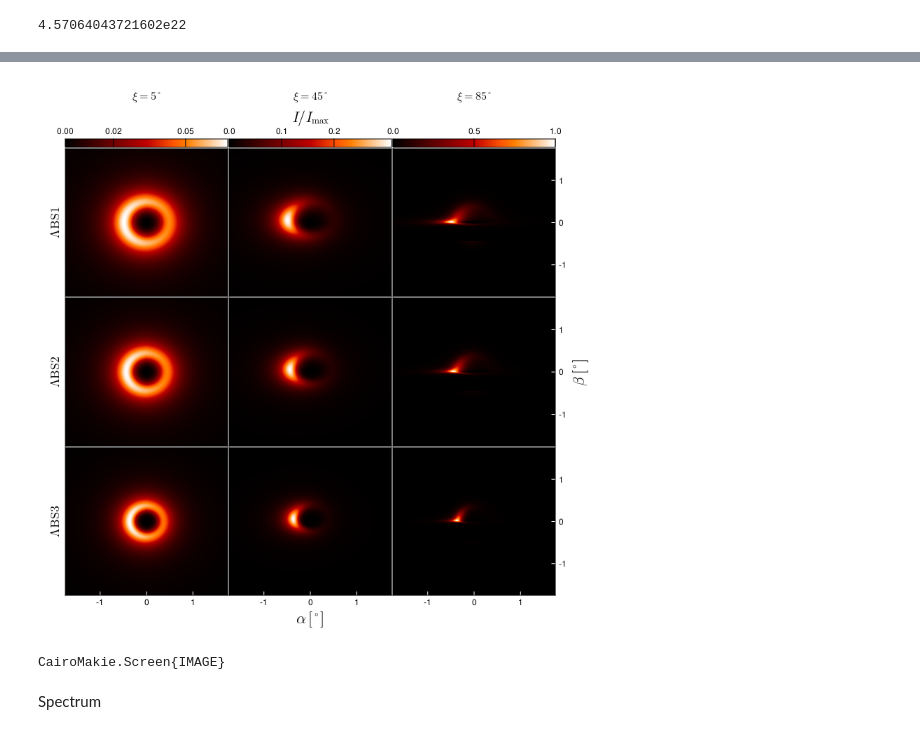
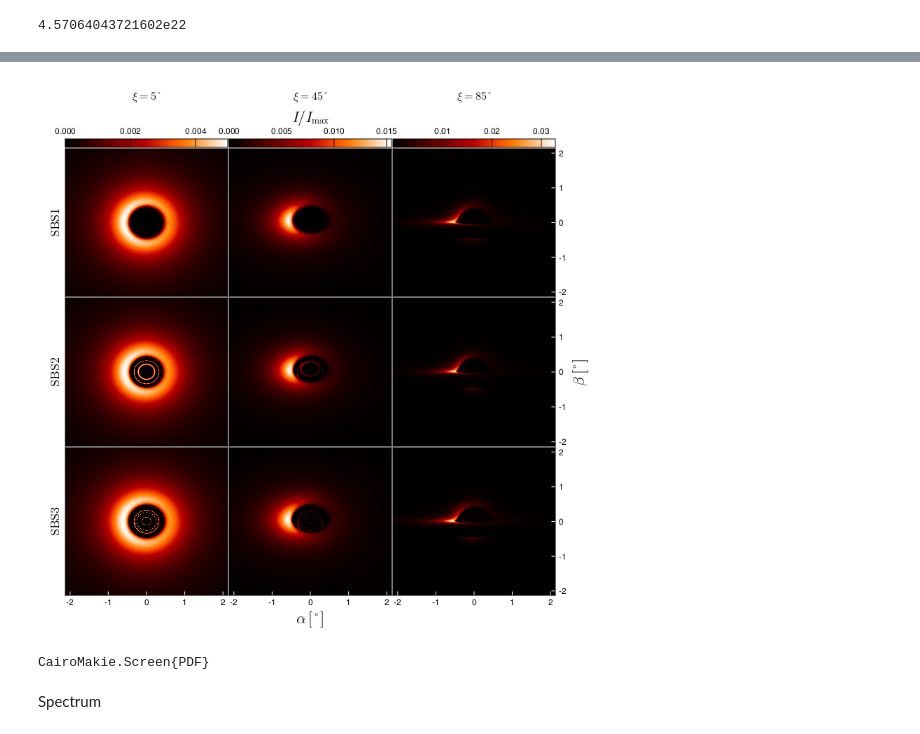
Before and after one commit to joaquinpelle/BosonStars, a Jupyter notebook: bosonstar.ipynb, the cells around one changed output, grey strips where cells are left out. Cells and saved outputs as stored; diff of their text form; code cells hidden in the pictures.

```diff
--- a/bosonstar.ipynb
+++ b/bosonstar.ipynb
@@ -113,41 +111,40 @@ for k in 1:3
         linkyaxes!(axleft, axes[k,l])
         hideydecorations!(axes[k,l])
     end
 
     #Make left ylabel visible again to use as model label
     axleft.ylabelvisible = true
-    axleft.ylabel = L"\Lambda \text{BS%$(k)}"
-    # axleft.ylabel = L"\text{SBS%$(k)}"
+    # axleft.ylabel = L"\Lambda \text{BS%$(k)}"
+    axleft.ylabel = L"\text{SBS%$(k)}"
     axleft.ylabelsize = 18
 
 
     cbar = Colorbar(fig[0,k], vertical=false, colormap=:gist_heat, colorrange = (0,zmaxcols[k]/zmaxglobal), label=inclination_labels[k])
     cbar.size = 12
-    # cbar.ticks = cbar_ticks_SBS[k]
-    cbar.ticks = cbar_ticks_LBS[k]
+    cbar.ticks = cbar_ticks_SBS[k]
     cbar.tickalign = 1
     cbar.ticksize = 12
     cbar.ticklabelsize = 12
     cbar.tickcolor = :black
     cbar.label = L"I/I_{\text{max}}"
     cbar.labelsize = 22
     cbar.labelpadding = 0.5
     cbar.labelvisible = k == 2 #Only show colorbar label for middle column
 
     supertitle = Label(fig[-1,k], inclination_labels[k], justification=:center, fontsize=16, color=:black)
     supertitle.tellwidth = false
     supertitle.padding = (0.0, 0.0, 10.0, 0.0)
 
 end
 
 colgap!(fig.layout, 2)
 rowgap!(fig.layout, 2)
 display(fig)
-# save("plots/SBSmosaic.png", fig)
-save("plots/LBSmosaic.png", fig)
+save("plots/SBSmosaic.pdf", fig, pt_per_unit = 0.5)
+# save("plots/LBSmosaic.pdf", fig, pt_per_unit = 0.5)
 # %% [output]
-[figure, old version]
+[figure, new version]
-CairoMakie.Screen{IMAGE}
+CairoMakie.Screen{PDF}
 # %% [markdown]
 Spectrum
 # %%
```
Also changed, not shown: parts of 7 cells of this notebook, 5 other files.
